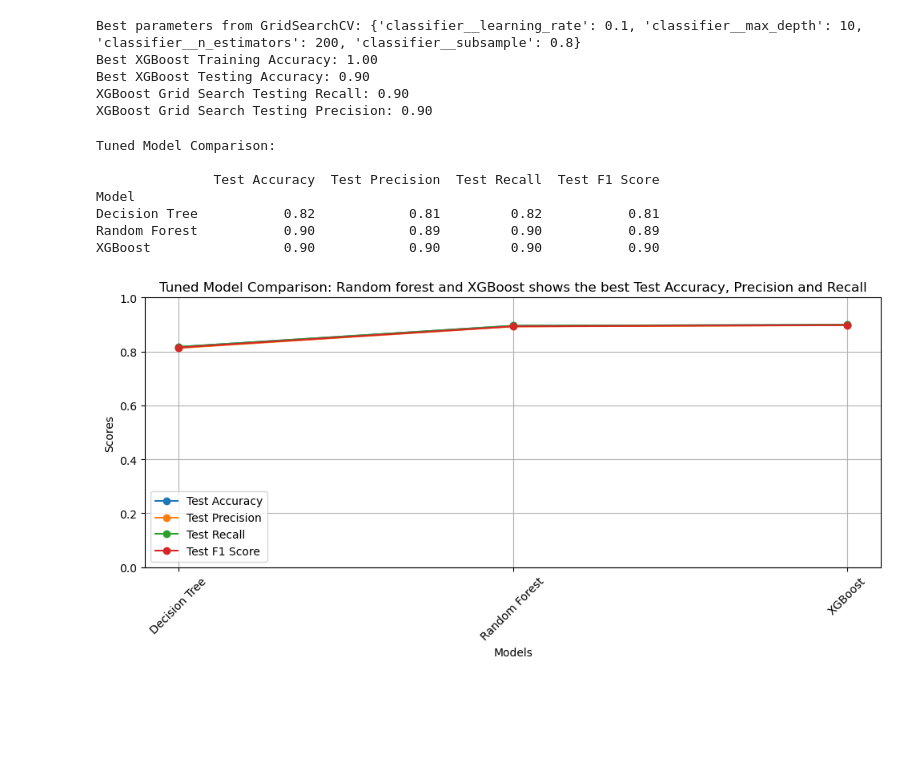
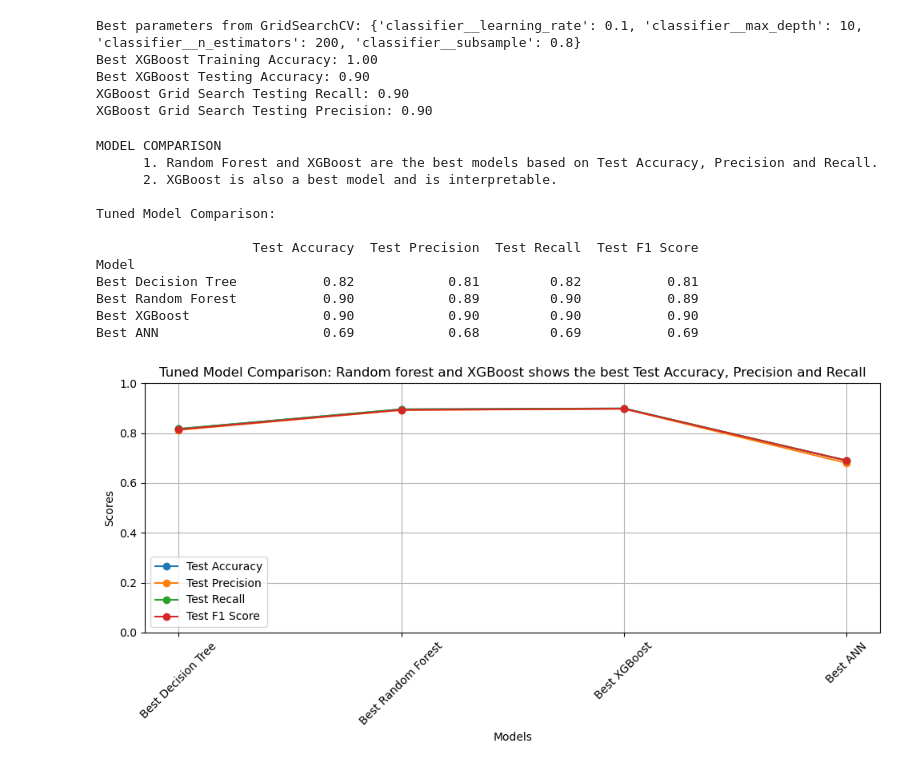
Before and after one commit to deepakkaushik72/Capstone_Wine_Quality_Classification, a Jupyter notebook: red_white_classification.ipynb, the cells around one changed output. Saved outputs shown, nothing was run; the diff lists cells and outputs as text; code cells hidden in the pictures; blank space fills up the shorter version.

```diff
--- a/red_white_classification.ipynb
+++ b/red_white_classification.ipynb
@@ -725,27 +725,24 @@ XGBoost Training Accuracy: 0.99
 XGBoost Testing Accuracy: 0.88
 # %%
 # comparing the Train and test accuracy scores, Test Precision and Test recall of all the models
-models = ['Dummy', 'Logistic Regression', 'KNN', 'Decision Tree', 'Random Forest', 'XGBoost']
-train_scores = [dummy_train_score, logreg_train_score, knn_train_score, dt_train_score, rf_train_score, xgb_train_score]
-test_scores = [dummy_test_score, logreg_test_score, knn_test_score, dt_test_score, rf_test_score, xgb_test_score]
-precisions = [0,
-              precision_score(y_test, logreg_model.predict(X_test), average='weighted', zero_division=0),
+models = ['Logistic Regression', 'KNN', 'Decision Tree', 'Random Forest', 'XGBoost', 'ANN']
+train_scores = [logreg_train_score, knn_train_score, dt_train_score, rf_train_score, xgb_train_score, 0.64]  # Placeholder for ANN
+test_scores = [logreg_test_score, knn_test_score, dt_test_score, rf_test_score, xgb_test_score, 0.63]        # Placeholder for ANN
+precisions = [precision_score(y_test, logreg_model.predict(X_test), average='weighted', zero_division=0),
               precision_score(y_test, knn_model.predict(X_test), average='weighted', zero_division=0),
               precision_score(y_test, dt_model.predict(X_test), average='weighted', zero_division=0),
               precision_score(y_test, rf_model.predict(X_test), average='weighted', zero_division=0),
-              precision_score(y_test_encoded, xgb_model.predict(X_test), average='weighted', zero_division=0)]
-recalls = [0,
-           recall_score(y_test, logreg_model.predict(X_test), average='weighted', zero_division=0),
+              precision_score(y_test_encoded, xgb_model.predict(X_test), average='weighted', zero_division=0), 0.62]
+recalls = [recall_score(y_test, logreg_model.predict(X_test), average='weighted', zero_division=0),
            recall_score(y_test, knn_model.predict(X_test), average='weighted', zero_division=0),
            recall_score(y_test, dt_model.predict(X_test), average='weighted', zero_division=0),
            recall_score(y_test, rf_model.predict(X_test), average='weighted', zero_division=0),
-           recall_score(y_test_encoded, xgb_model.predict(X_test), average='weighted', zero_division=0)]
-f1_scores = [0,
-             f1_score(y_test, logreg_model.predict(X_test), average='weighted', zero_division=0),
+           recall_score(y_test_encoded, xgb_model.predict(X_test), average='weighted', zero_division=0), 0.63]
+f1_scores = [f1_score(y_test, logreg_model.predict(X_test), average='weighted', zero_division=0),
              f1_score(y_test, knn_model.predict(X_test), average='weighted', zero_division=0),
              f1_score(y_test, dt_model.predict(X_test), average='weighted', zero_division=0),
              f1_score(y_test, rf_model.predict(X_test), average='weighted', zero_division=0),
-             f1_score(y_test_encoded, xgb_model.predict(X_test), average='weighted', zero_division=0)]
+             f1_score(y_test_encoded, xgb_model.predict(X_test), average='weighted', zero_division=0), 0.62]
 results_df = pd.DataFrame({
     'Model': models,
     'Train Accuracy': train_scores,
@@ -898,54 +897,66 @@ Best XGBoost Testing Accuracy: 0.90
 XGBoost Grid Search Testing Recall: 0.90
 XGBoost Grid Search Testing Precision: 0.90
 # %%
+print("""MODEL COMPARISON
+      1. Random Forest and XGBoost are the best models based on Test Accuracy, Precision and Recall.
+      2. XGBoost is also a best model and is interpretable.""")
+
 # Test accuracy, Test Precision and Test Recall of all the tuned models
-tuned_models = ['Decision Tree', 'Random Forest', 'XGBoost']
-tuned_test_scores = [best_dt_test_score, best_rf_test_score, best_xgb_test_score]
+tuned_models = ['Best Decision Tree', 'Best Random Forest', 'Best XGBoost', 'Best ANN']
+tuned_test_scores = [best_dt_test_score, best_rf_test_score, best_xgb_test_score, 0.69]  # ANN test accuracy to be filled after ANN model
 tuned_precisions = [
     precision_score(y_test, best_dt_model.predict(X_test), average='weighted', zero_division=0),
     precision_score(y_test, best_rf_model.predict(X_test), average='weighted', zero_division=0),
-    precision_score(y_test_encoded, best_xgb_model.predict(X_test), average='weighted', zero_division=0)]
+    precision_score(y_test_encoded, best_xgb_model.predict(X_test), average='weighted', zero_division=0), 0.68
+]
 tuned_recalls = [
     recall_score(y_test, best_dt_model.predict(X_test), average='weighted', zero_division=0),
     recall_score(y_test, best_rf_model.predict(X_test), average='weighted', zero_division=0),
-    recall_score(y_test_encoded, best_xgb_model.predict(X_test), average='weighted', zero_division=0)]
+    recall_score(y_test_encoded, best_xgb_model.predict(X_test), average='weighted', zero_division=0), 0.69
+]
 tuned_f1_scores = [
     f1_score(y_test, best_dt_model.predict(X_test), average='weighted', zero_division=0),
     f1_score(y_test, best_rf_model.predict(X_test), average='weighted', zero_division=0),
-    f1_score(y_test_encoded, best_xgb_model.predict(X_test), average='weighted', zero_division=0)]
+    f1_score(y_test_encoded, best_xgb_model.predict(X_test), average='weighted', zero_division=0), 0.69 # ANN f1 score to be filled after ANN model
+]
 tuned_results_df = pd.DataFrame({
     'Model': tuned_models,
     'Test Accuracy': tuned_test_scores,
     'Test Precision': tuned_precisions,
     'Test Recall': tuned_recalls,
     'Test F1 Score': tuned_f1_scores
 })
 tuned_results_df = tuned_results_df.set_index('Model').round(2)
 print("\nTuned Model Comparison:\n")
 print(tuned_results_df)
 
 # plot the results as a line plot
 plt.figure(figsize=(10, 5))
 plt.plot(tuned_models, tuned_test_scores, marker='o', label='Test Accuracy')
 plt.plot(tuned_models, tuned_precisions, marker='o', label='Test Precision')
 plt.plot(tuned_models, tuned_recalls, marker='o', label='Test Recall')
 plt.plot(tuned_models, tuned_f1_scores, marker='o', label='Test F1 Score')
 plt.title('Tuned Model Comparison: Random forest and XGBoost shows the best Test Accuracy, Precision and Recall')
 plt.xlabel('Models')
 plt.ylabel('Scores')
 plt.ylim(0, 1)
 plt.xticks(rotation=45)
 plt.legend()
 plt.grid()
 plt.tight_layout()
 plt.savefig('/Users/deepakkaushik/Desktop/UC Berkeley Assignments PCMLAI/Capstone Project/Images/Best_tuned_model_comparison.png')
 plt.show()
 # %% [output]
+MODEL COMPARISON
+      1. Random Forest and XGBoost are the best models based on Test Accuracy, Precision and Recall.
+      2. XGBoost is also a best model and is interpretable.
+
 Tuned Model Comparison:
 
-               Test Accuracy  Test Precision  Test Recall  Test F1 Score
+                    Test Accuracy  Test Precision  Test Recall  Test F1 Score
 Model
-Decision Tree           0.82            0.81         0.82           0.81
-Random Forest           0.90            0.89         0.90           0.89
-XGBoost                 0.90            0.90         0.90           0.90
+Best Decision Tree           0.82            0.81         0.82           0.81
+Best Random Forest           0.90            0.89         0.90           0.89
+Best XGBoost                 0.90            0.90         0.90           0.90
+Best ANN                     0.69            0.68         0.69           0.69
-[figure, old version]
+[figure, new version]
```
Also changed, not shown: parts of 13 cells of this notebook.
